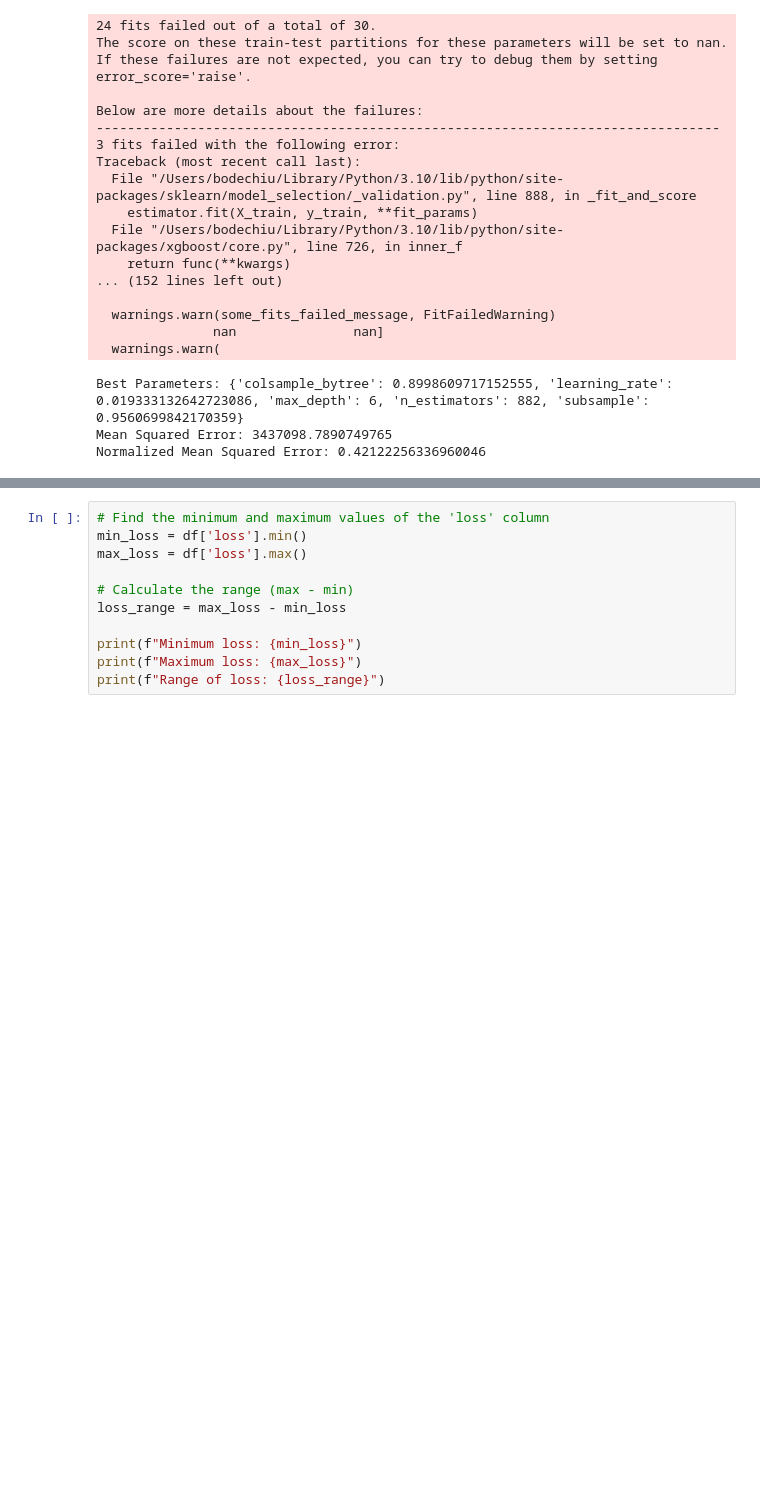
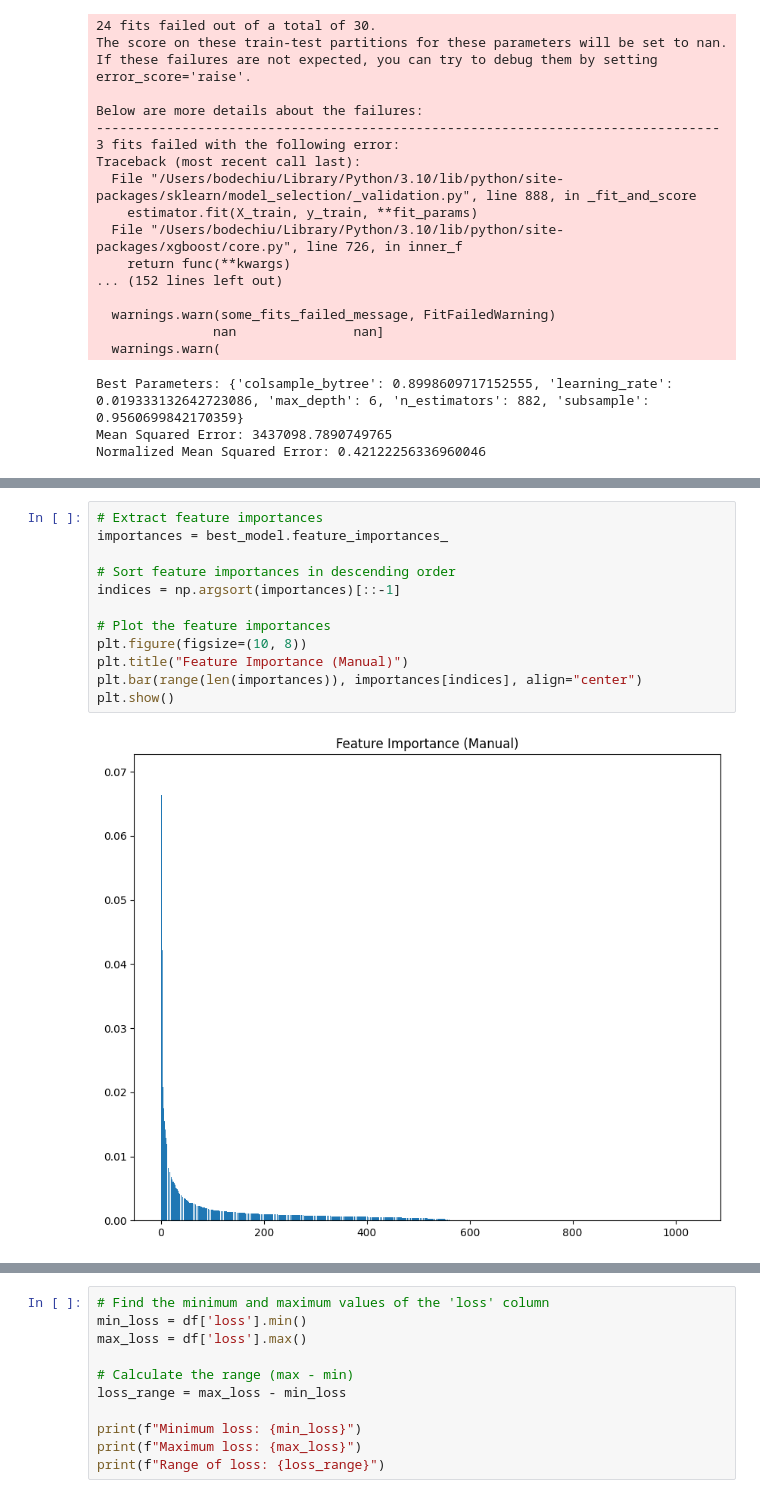
Before and after one commit to YoshiAligina/Allstate1B, a Jupyter notebook: Allstate1B-main/Allstate1B-PersonalUpdates/Bode Model-Building.ipynb, the cells around one changed output, grey strips where cells are left out. Cells and saved outputs as stored; diff of their text form; blank space fills up the shorter version.

```diff
--- a/Allstate1B-main/Allstate1B-PersonalUpdates/Bode Model-Building.ipynb
+++ b/Allstate1B-main/Allstate1B-PersonalUpdates/Bode Model-Building.ipynb
@@ -474,0 +498,14 @@ Normalized Mean Squared Error: 0.42122256336960046
+# %%
+# Extract feature importances
+importances = best_model.feature_importances_
+
+# Sort feature importances in descending order
+indices = np.argsort(importances)[::-1]
+
+# Plot the feature importances
+plt.figure(figsize=(10, 8))
+plt.title("Feature Importance (Manual)")
+plt.bar(range(len(importances)), importances[indices], align="center")
+plt.show()
+# %% [output]
+[figure, added]
```
Also changed, not shown: parts of 4 cells of this notebook.
